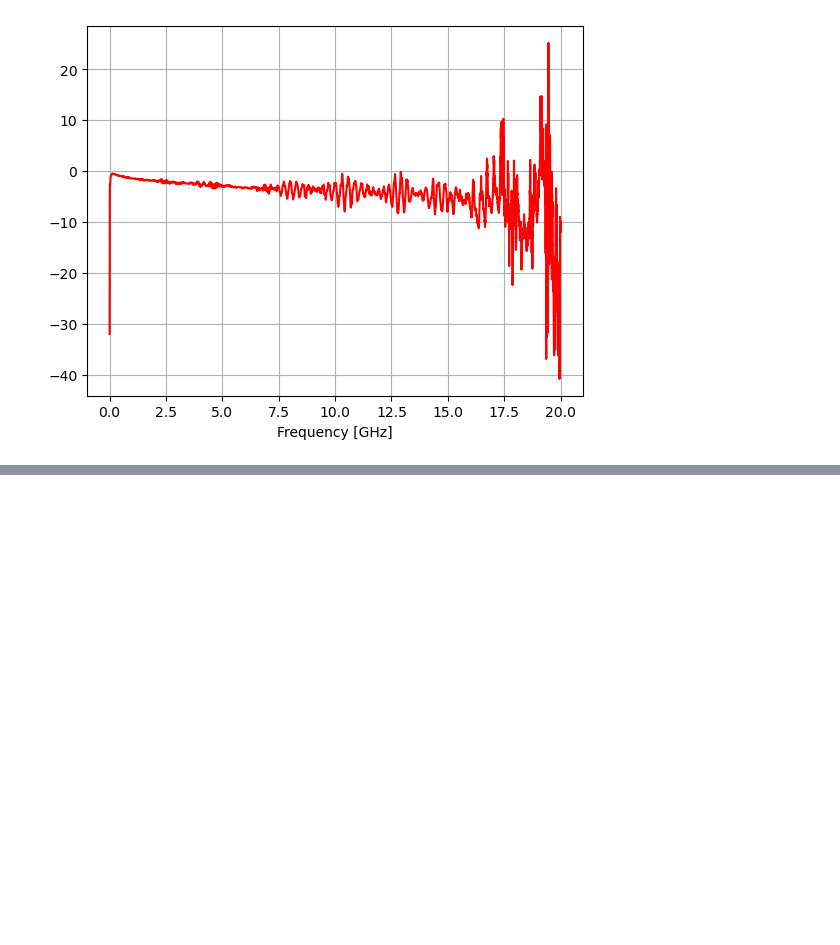
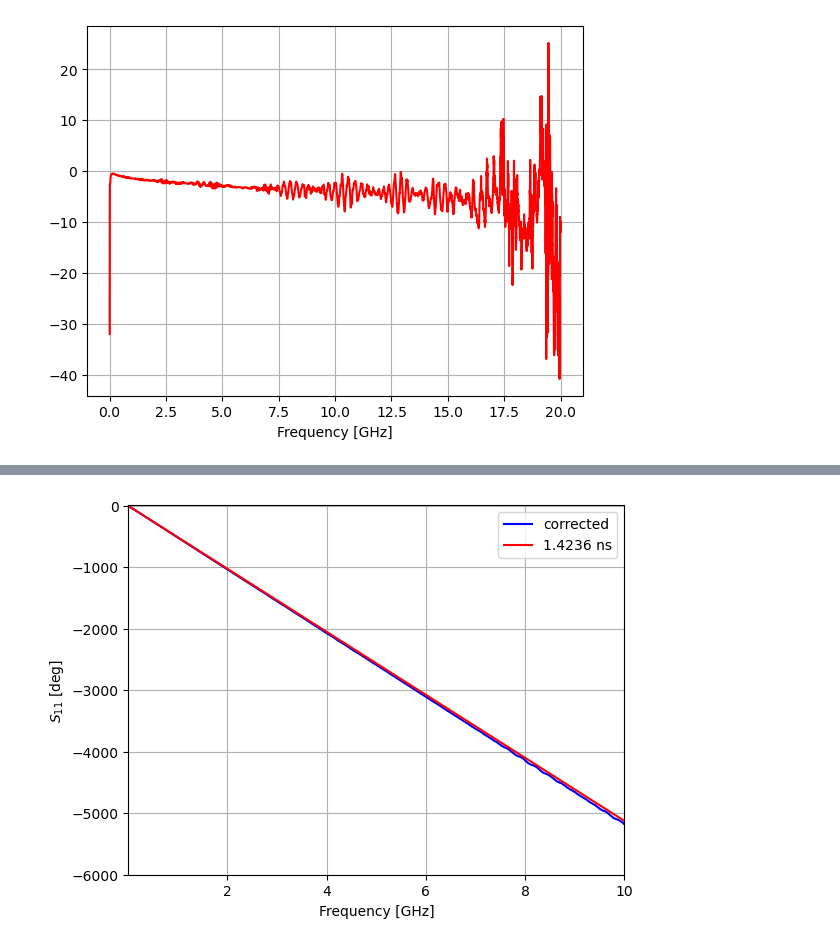
Before and after one commit to lafefspietz/SOL2SOLR, a Jupyter notebook: SOLRcal.ipynb, the cells around one changed output, grey strips where cells are left out. Cells and saved outputs as stored; diff of their text form; code cells hidden in the pictures; blank space fills up the shorter version.

```diff
--- a/SOLRcal.ipynb
+++ b/SOLRcal.ipynb
@@ -70,0 +117,31 @@ Text(0.5, 0, 'Frequency [GHz]')
+# %%
+my_ideals_port1_phasedelay = [\
+    cold_ideals_2port['ideal_port1_short'],
+    cold_ideals_2port['ideal_port1_open'],
+    cold_ideals_2port['ideal_port1_load'],
+    cold_ideals_2port['idealthru_phasedelay']
+]
+# %%
+cal_port1_phasedelay = rf.UnknownThru(\
+    ideals = my_ideals_port1_phasedelay,
+    measured = my_measured_cold_port1,
+    )
+# %%
+cal_port1_phasedelay.run()
+# %%
+port1_corrected_phasedelay = cal_port1_phasedelay.apply_cal(cold_thrus_measured['port1'])
+# %%
+fghz = port1_corrected.f/1e9
+plt.plot(fghz,port1_corrected_phasedelay.s_deg_unwrap[:,1,0],color="blue")
+plt.xlabel('Frequency [GHz]')
+fghz = port1_corrected.f/1e9
+plt.plot(fghz,-512.5*fghz,color="red")
+plt.xlabel('Frequency [GHz]')
+plt.legend(['corrected','1.4236 ns'])
+plt.xlabel('Frequency [GHz]')
+plt.ylabel('$S_{11}$ [deg]')
+plt.xlim(0.005,10)
+plt.ylim(-6000,10)
+plt.grid()
+# %% [output]
+[figure, added]
```
Also changed, not shown: parts of 9 cells of this notebook, 19 other files.
